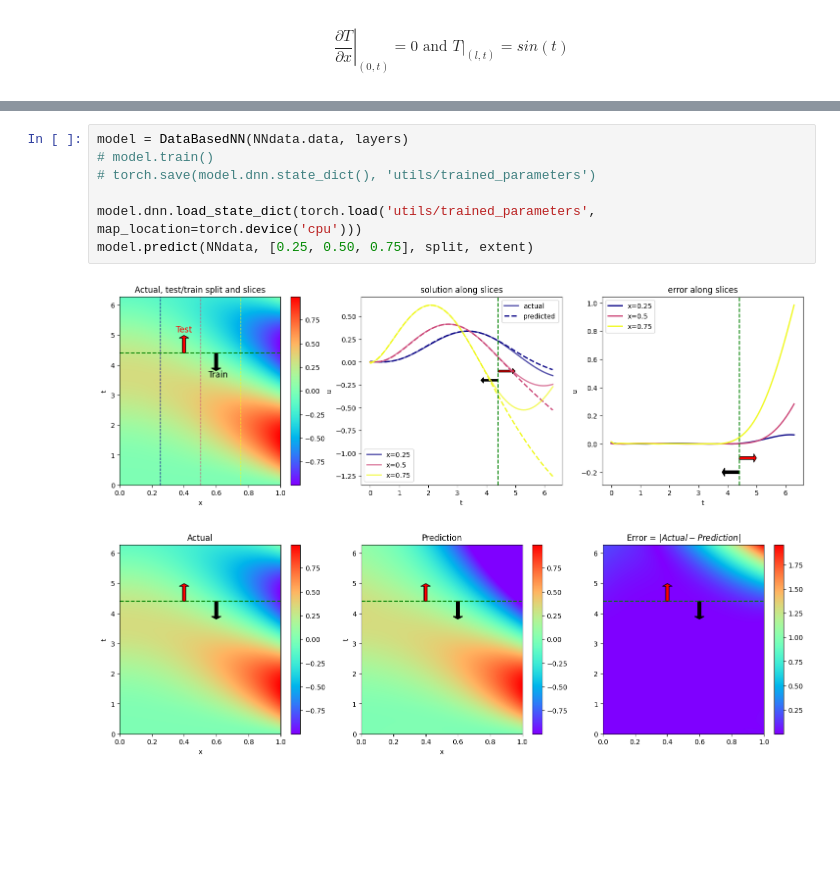
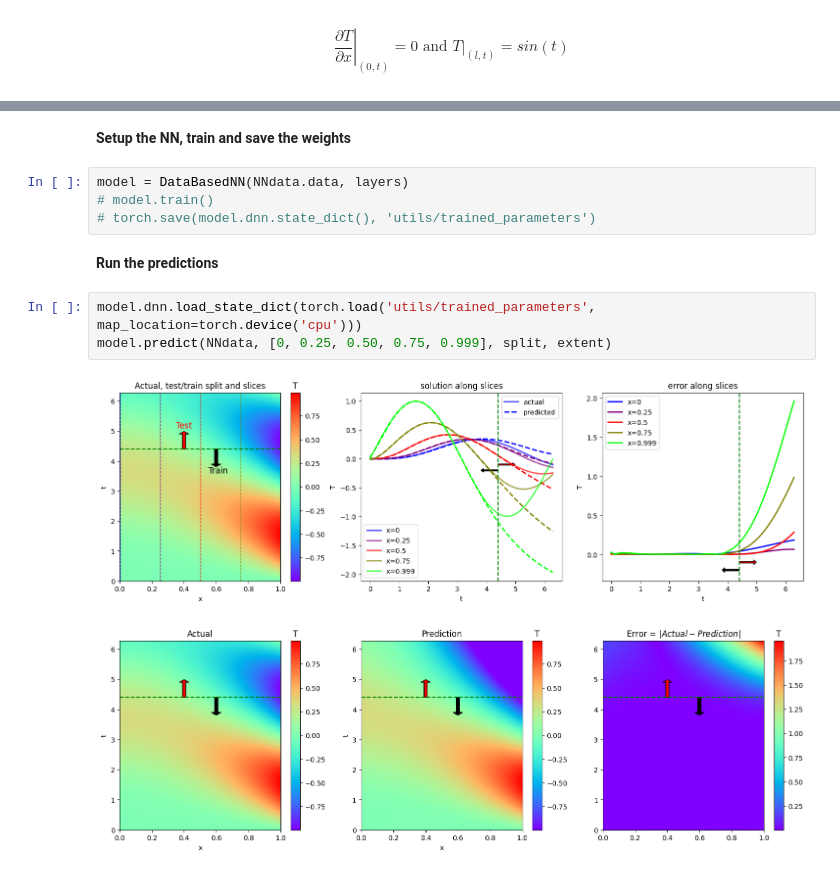
Before and after one commit to pnkjsyngh/diffusionNet, a Jupyter notebook: DatabasedNN/2DdiffusionDatabasedNN.ipynb, the cells around one changed output, grey strips where cells are left out. Cells and saved outputs as stored; diff of their text form; blank space fills up the shorter version.

Commit message:
Made some modifications to DataBasedNN

```diff
--- a/DatabasedNN/2DdiffusionDatabasedNN.ipynb
+++ b/DatabasedNN/2DdiffusionDatabasedNN.ipynb
@@ -88,10 +82,14 @@ NNdata = DataPreprocessor(numSol.ground_truth, split, frac, extent)
+# %% [markdown]
+**Setup the NN, train and save the weights**
+# %%
+model = DataBasedNN(NNdata.data, layers)
+# model.train()
+# torch.save(model.dnn.state_dict(), 'utils/trained_parameters')
+# %% [markdown]
+**Run the predictions**
 # %%
-model = DataBasedNN(NNdata.data, layers)
-# model.train()
-# torch.save(model.dnn.state_dict(), 'utils/trained_parameters')
-
 model.dnn.load_state_dict(torch.load('utils/trained_parameters', map_location=torch.device('cpu')))
-model.predict(NNdata, [0.25, 0.50, 0.75], split, extent)
+model.predict(NNdata, [0, 0.25, 0.50, 0.75, 0.999], split, extent)
 # %% [output]
-[figure, old version]
+[figure, new version]
-[figure, old version]
+[figure, new version]
```
Also changed, not shown: parts of 9 cells of this notebook, 3 other files.
